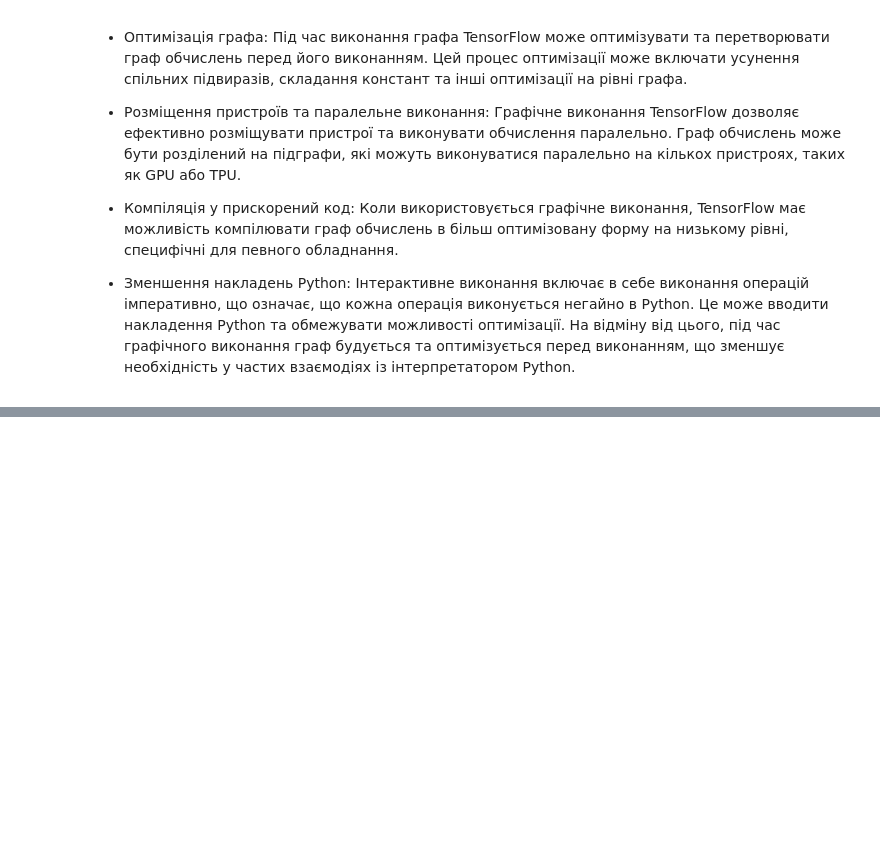
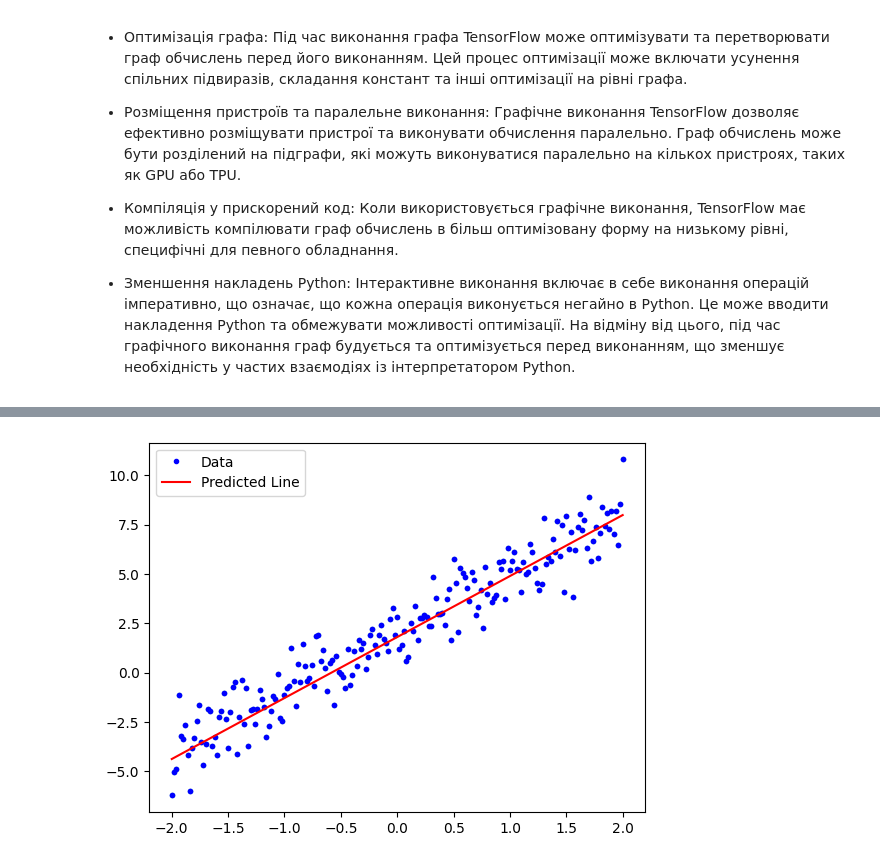
Before and after one commit to pm012/DataScience_sandbox, a Jupyter notebook: notebooks/module8/module_8_02_Tensorflow_Pytorch.ipynb, the cells around one changed output, grey strips where cells are left out. Cells and saved outputs as stored; diff of their text form; code cells hidden in the pictures; blank space fills up the shorter version.

```diff
--- a/notebooks/module8/module_8_02_Tensorflow_Pytorch.ipynb
+++ b/notebooks/module8/module_8_02_Tensorflow_Pytorch.ipynb
@@ -260,0 +546,32 @@ Graph execution: 1.6917756969996844 seconds
+# %%
+# Example usage:
+
+# A vector of random x values
+NUM_EXAMPLES = 201
+x = torch.linspace(-2, 2, steps=NUM_EXAMPLES, dtype=torch.float32)
+
+# Generate some noise
+noise = torch.randn(NUM_EXAMPLES)
+
+# The actual line
+TRUE_W = 3.0
+TRUE_B = 2.0
+
+def f(x):
+    return x * TRUE_W + TRUE_B
+
+# Calculate y
+y = f(x) + noise
+
+# Plot the data
+plt.plot(x.numpy(), y.numpy(), '.')
+
+linear_model = LinearModel()
+training_loop(linear_model, x, y)
+y_pred = linear_model(x).detach().numpy() # Detach from the computation graph and convert to numpy for plotting
+# Plot all the data
+plt.plot(x.numpy(), y.numpy(), '.', label='Data', color='blue')
+plt.plot(x.numpy(), y_pred, label='Predicted Line', color='red')
+plt.legend()
+plt.show()
+# %% [output]
@@ -260,0 +588 @@ Graph execution: 1.6917756969996844 seconds
+[figure, added]
```
Also changed, not shown: parts of 26 cells of this notebook, 2 other files.
